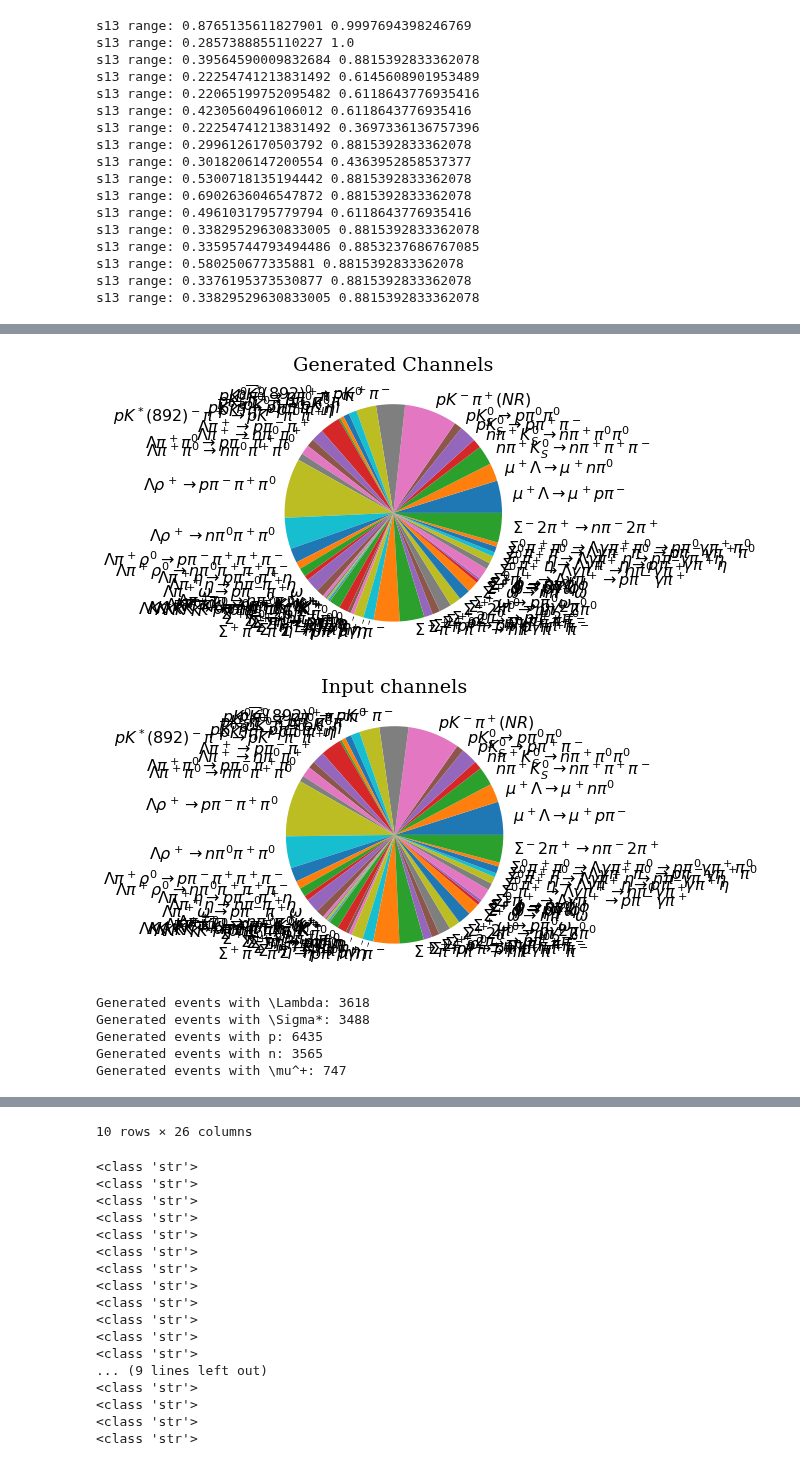
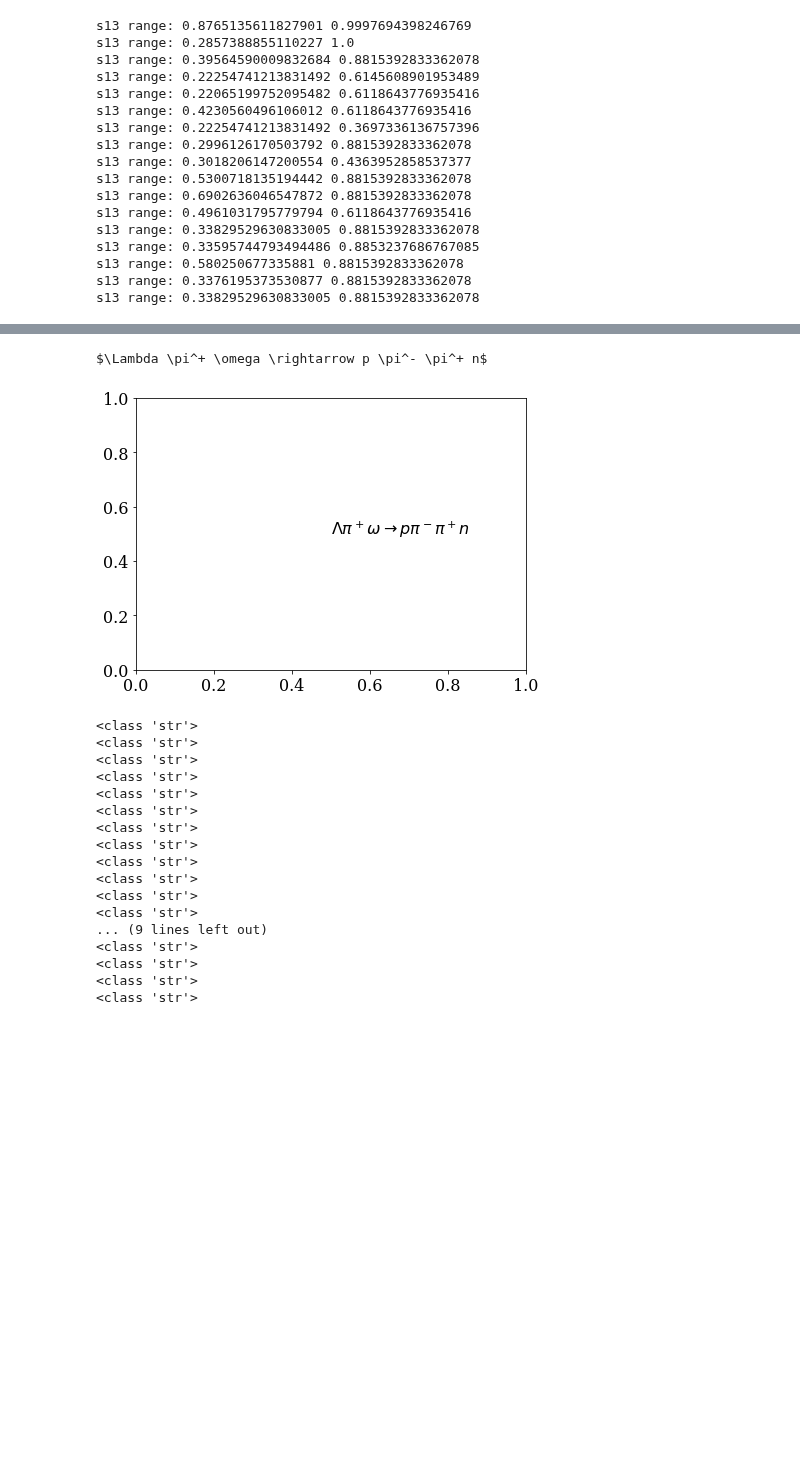
Before and after one commit to sebouh137/fcal_sim, a Jupyter notebook: SimpleEventGenerator_Alec.ipynb, the cells around one changed output, grey strips where cells are left out. Drawn from its saved outputs; the diff is of its cells as text; code cells hidden in the pictures; blank space fills up the shorter version.

Commit message:
Event generator

```diff
--- a/SimpleEventGenerator_Alec.ipynb
+++ b/SimpleEventGenerator_Alec.ipynb
@@ -578,11 +574,0 @@ len(DecayChannels)
-# %%
-DecaySelector = rand.uniform(0,sum(BranchingRatios))
-cumulant = 0
-for BRindex in range(len(BranchingRatios)):
-    cumulant += BranchingRatios[BRindex]
-    if DecaySelector < cumulant:
-        ChannelIndex = BRindex
-        break
-plt.plot([],[],label=DecayChannels[ChannelIndex])
-plt.legend()
-plt.show()
@@ -591,10 +575,11 @@ plt.show()
 # %%
+toc = time.perf_counter_ns()
 d1 = {a:[] for a in "decay_channel decay_index initial_names intmdt_names final_names".split()} #
 d1.update({a+"_"+b:[] for a in "initial intmdt final".split() for b in "E px py pz p theta phi".split()}) #
 #can we search through a list/1D array in the IntParticleNames slot to find all decays with intermediate lambda?
 #Do we need to append Ntype if we can search the final_names for 2112/GeantID/"n"
 
-nEvents = 10000
+nEvents = 100000
 
 for i in range(nEvents):
     #select which decay channel to use
@@ -1011,3 +996,5 @@ for i in range(nEvents):
     d1["final_phi"].append(fphis)
 
 df = pd.DataFrame(d1)
+tic = time.perf_counter_ns()
+print(f"time per event: {(tic-toc)/nEvents/1e6:.3f} ms")
@@ -1057,11 +1063,3 @@ for namelist in df.final_names:
     mask = '\\mu^+' in namelist
     has_mu.append(mask)
 print(f"Generated events with \\mu^+: {len(df[has_mu])}")
-# %% [output]
-[figure, removed]
-[figure, removed]
-Generated events with \Lambda: 3618
-Generated events with \Sigma*: 3488
-Generated events with p: 6435
-Generated events with n: 3565
-Generated events with \mu^+: 747
@@ -1068,3 +1069,5 @@ Generated events with \mu^+: 747
 # %%
-df
+print(df.decay_channel[55])
+plt.text(0.5, 0.5,f'{df.decay_channel[55]}')
+plt.show()
 # %% [output]
@@ -1082,4 +1074,5 @@ df
-10 rows × 26 columns
+$\Lambda \pi^+ \omega \rightarrow p \pi^- \pi^+ n$
+[figure, added]
 # %%
 d1 = {a:[] for a in "decay_channel initial_names intmdt_names final_names".split()}
 d1.update({a+"_"+b:[] for a in "initial intmdt final".split() for b in "E px py pz p theta phi".split()})
```
Also changed, not shown: parts of 9 cells of this notebook.
